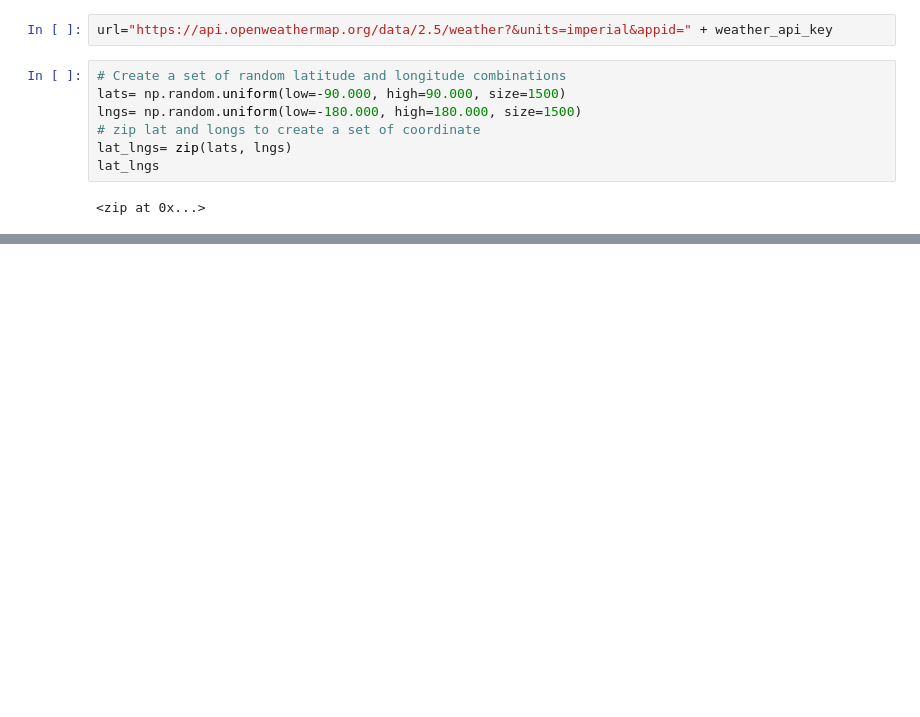
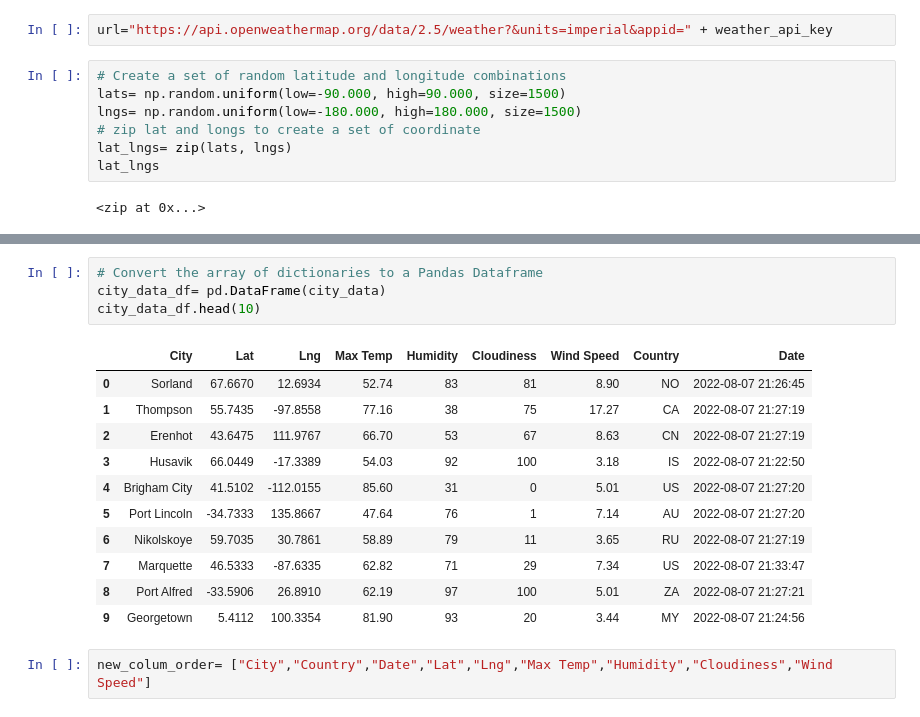
Before and after one commit to jobloom79/World_Weather_Analysis, a Jupyter notebook: WaetherPy.ipynb, the cells around one changed output, grey strips where cells are left out. Cells and saved outputs as stored; diff of their text form; blank space fills up the shorter version.

```diff
--- a/WaetherPy.ipynb
+++ b/WaetherPy.ipynb
@@ -157,0 +160,18 @@ len(city_data)
+# %%
+# Convert the array of dictionaries to a Pandas Dataframe
+city_data_df= pd.DataFrame(city_data)
+city_data_df.head(10)
+# %% [output]
+|  | City | Lat | Lng | Max Temp | Humidity | Cloudiness | Wind Speed | Country | Date |
+| 0 | Sorland | 67.6670 | 12.6934 | 52.74 | 83 | 81 | 8.90 | NO | 2022-08-07 21:26:45 |
+| 1 | Thompson | 55.7435 | -97.8558 | 77.16 | 38 | 75 | 17.27 | CA | 2022-08-07 21:27:19 |
+| 2 | Erenhot | 43.6475 | 111.9767 | 66.70 | 53 | 67 | 8.63 | CN | 2022-08-07 21:27:19 |
+| 3 | Husavik | 66.0449 | -17.3389 | 54.03 | 92 | 100 | 3.18 | IS | 2022-08-07 21:22:50 |
+| 4 | Brigham City | 41.5102 | -112.0155 | 85.60 | 31 | 0 | 5.01 | US | 2022-08-07 21:27:20 |
+| 5 | Port Lincoln | -34.7333 | 135.8667 | 47.64 | 76 | 1 | 7.14 | AU | 2022-08-07 21:27:20 |
+| 6 | Nikolskoye | 59.7035 | 30.7861 | 58.89 | 79 | 11 | 3.65 | RU | 2022-08-07 21:27:19 |
+| 7 | Marquette | 46.5333 | -87.6335 | 62.82 | 71 | 29 | 7.34 | US | 2022-08-07 21:33:47 |
+| 8 | Port Alfred | -33.5906 | 26.8910 | 62.19 | 97 | 100 | 5.01 | ZA | 2022-08-07 21:27:21 |
+| 9 | Georgetown | 5.4112 | 100.3354 | 81.90 | 93 | 20 | 3.44 | MY | 2022-08-07 21:24:56 |
+# %%
+new_colum_order= ["City","Country","Date","Lat","Lng","Max Temp","Humidity","Cloudiness","Wind Speed"]
```
Also changed, not shown: parts of 8 cells of this notebook, 2 other files.
